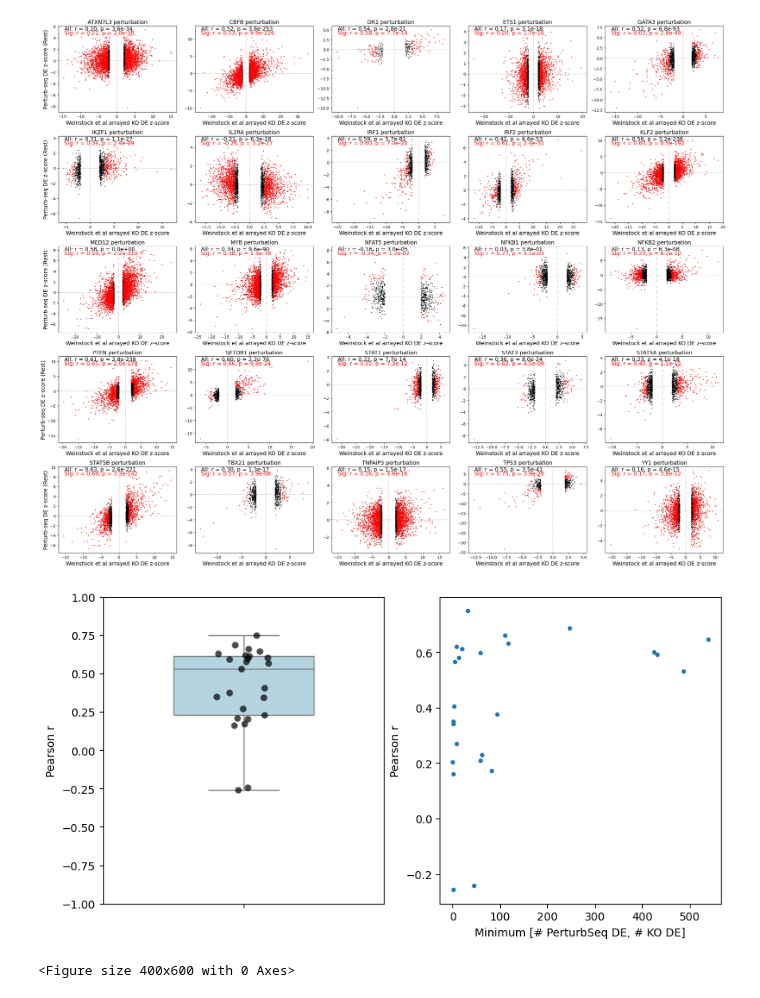
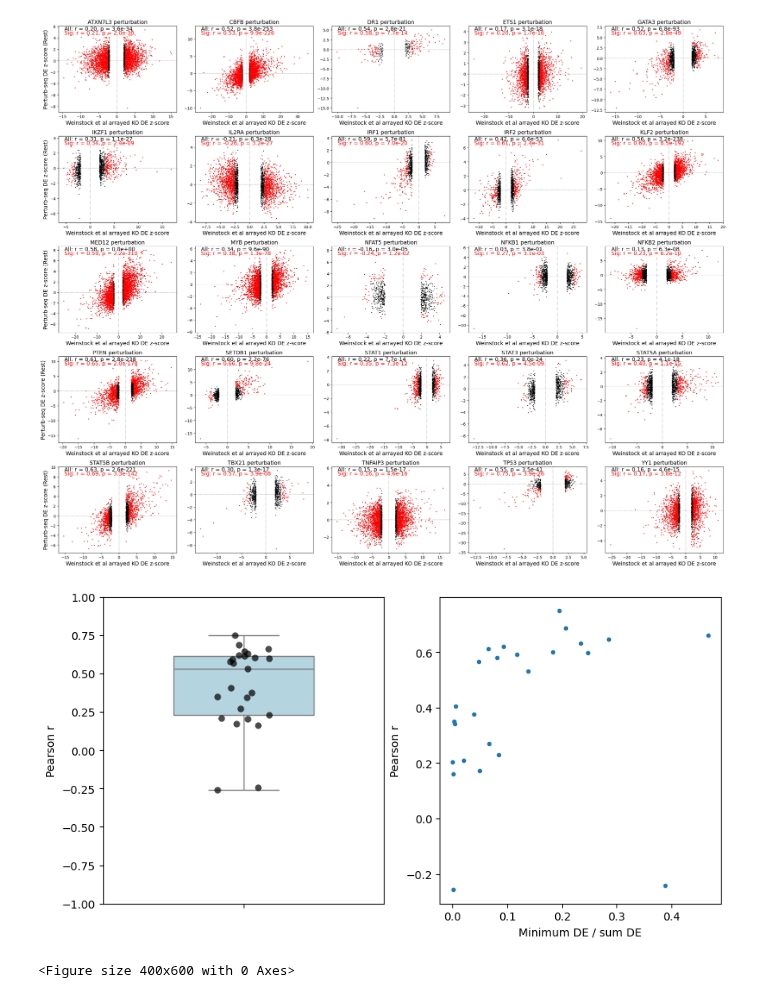
Before and after one commit to emdann/GWT_perturbseq_analysis_2025, a Jupyter notebook: src/3_DE_analysis/ArrayedRNAseq_comparison.ipynb, the cells around one changed output. Cells and saved outputs as stored; diff of their text form; code cells hidden in the pictures.

```diff
--- a/src/3_DE_analysis/ArrayedRNAseq_comparison.ipynb
+++ b/src/3_DE_analysis/ArrayedRNAseq_comparison.ipynb
@@ -75,7 +77,7 @@ adata_de.obs['target_contrast'].nunique()
 # %% [markdown]
 ## Compare to Freimer et al arrayed RNA-seq
 # %%
-adata_freimer = sc.read_h5ad('dsata/Freimer_et_al_DE.h5ad')
+adata_freimer = sc.read_h5ad('data/Freimer_et_al_DE.h5ad')
 adata_freimer.layers['zscore'] = adata_freimer.layers['log_fc'] / adata_freimer.layers['lfcSE']
 common_perturbations = np.intersect1d(adata_freimer.obs.target_gene, adata_de.obs['target_contrast_gene_name'])
 # %%
@@ -277,26 +294,26 @@ plt.show()
 # %%
 gwt_signif = gwt_signif.astype(int)
 ko_signif = ko_signif.astype(int)
 num_signif = pd.DataFrame({'gwt_signif': gwt_signif, 'ko_signif': ko_signif})
 # Create a simple DataFrame
 df = pd.DataFrame({'r': rest_signif_corr_all[:,0], 'pvalue': rest_signif_corr_all[:,1]})
 
 fig, ax = plt.subplots(1, 2, figsize=(10,5))
 # Plot box & stripplot
 plt.figure(figsize=(4, 6))
 sns.boxplot(data=df, y='r', color='lightblue', width=0.5, ax=ax[0])
 sns.stripplot(data=df, y='r', color='black', size=6, jitter=True, alpha=0.7, ax=ax[0])
 
 ax[0].set_ylabel("Pearson r")
 ax[0].set_ylim(-1, 1)  # since r ranges from -1 to 1
 
-ax[1].plot(np.min(num_signif, axis=1), rest_signif_corr_all[:,0], '.')
-ax[1].set_xlabel('Minimum [# PerturbSeq DE, # KO DE]')
+ax[1].plot(np.min(num_signif, axis=1)/np.sum(num_signif, axis=1), rest_signif_corr_all[:,0], '.')
+ax[1].set_xlabel('Minimum DE / sum DE')
 ax[1].set_ylabel('Pearson r')
 
 sns.despine()
 plt.tight_layout()
 plt.show()
 # %% [output]
-[figure, old version]
+[figure, new version]
 <Figure size 400x600 with 0 Axes>
```
Also changed, not shown: parts of 6 cells of this notebook, 5 other files.
